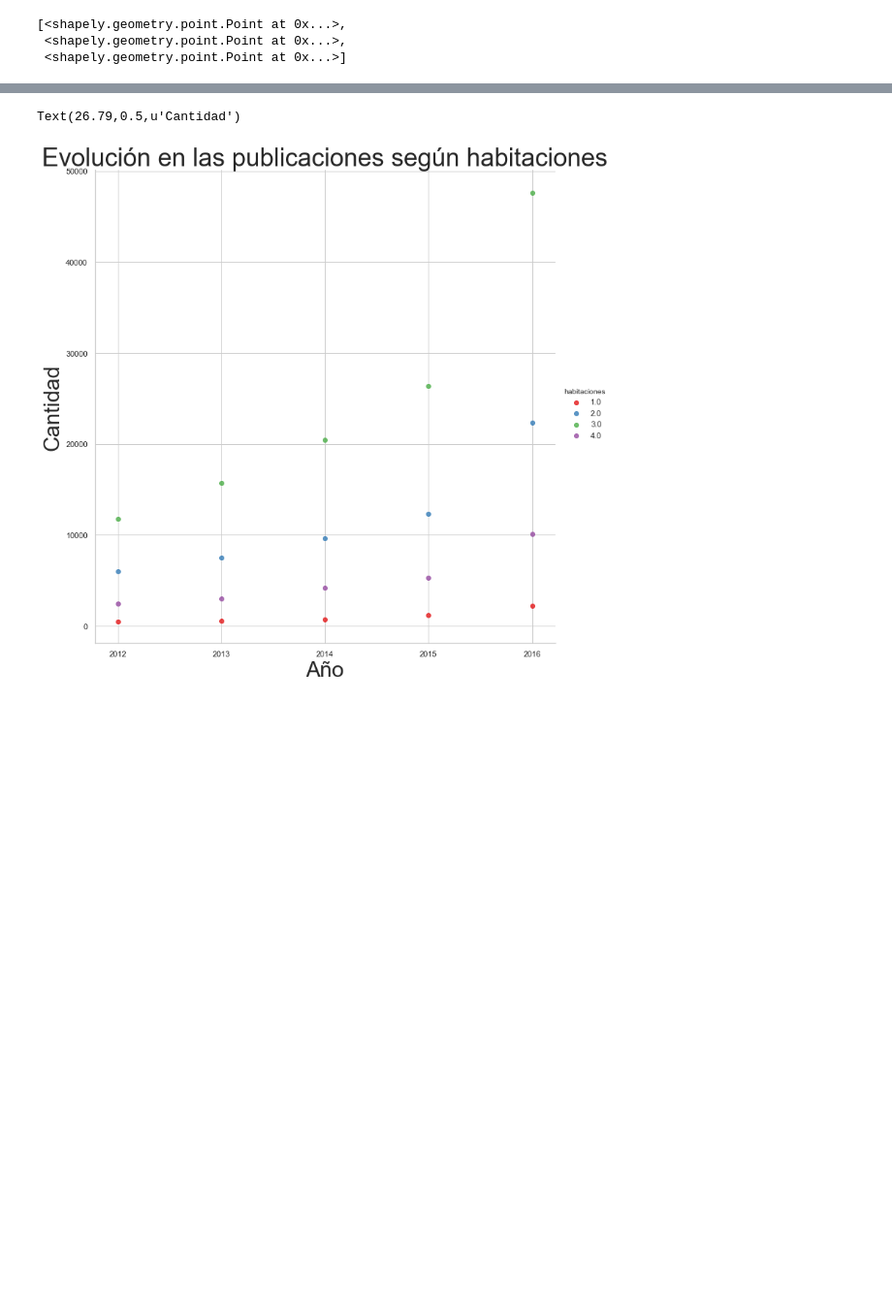
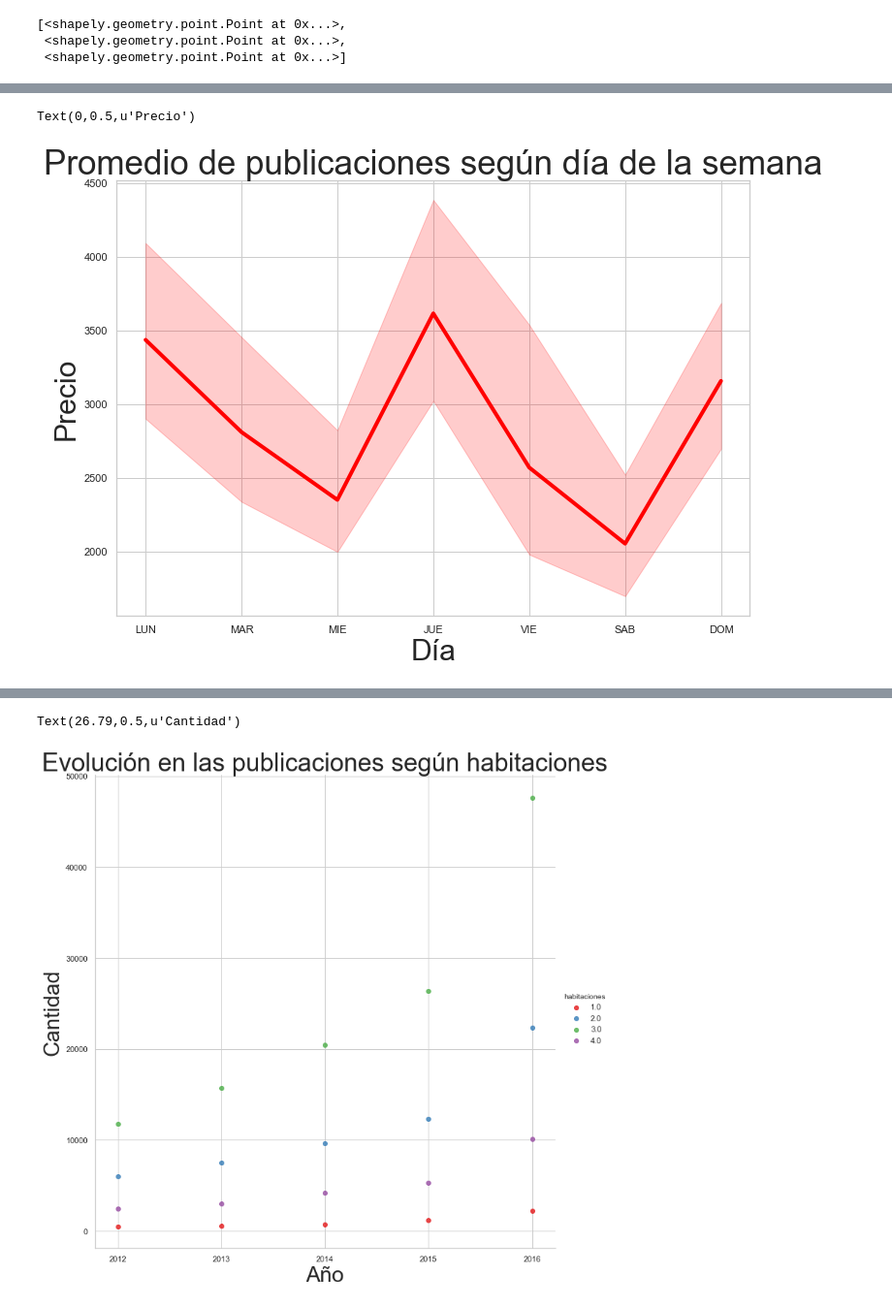
Before and after one commit to patopizzini/Organizacion_Datos_2C2019, a Jupyter notebook: TP1/TP1 Andres.ipynb, the cells around one changed output, grey strips where cells are left out. Shown: that part at 97% size. Cells and saved outputs as stored; diff of their text form; code cells hidden in the pictures; blank space fills up the shorter version.

```diff
--- a/TP1/TP1 Andres.ipynb
+++ b/TP1/TP1 Andres.ipynb
@@ -902,0 +189,25 @@ asdasd.loc[asdasd.ciudad.str.contains('Mérida', na=False), 'ciudad'] = 'Merida'
+# %%
+datos_principales['dia_nombre'] = 'LUN'
+datos_principales.loc[datos_principales.dia == 0, 'dia_nombre'] = 'DOM'
+datos_principales.loc[datos_principales.dia == 1, 'dia_nombre'] = 'LUN'
+datos_principales.loc[datos_principales.dia == 2, 'dia_nombre'] = 'MAR'
+datos_principales.loc[datos_principales.dia == 3, 'dia_nombre'] = 'MIE'
+datos_principales.loc[datos_principales.dia == 4, 'dia_nombre'] = 'JUE'
+datos_principales.loc[datos_principales.dia == 5, 'dia_nombre'] = 'VIE'
+datos_principales.loc[datos_principales.dia == 6, 'dia_nombre'] = 'SAB'
+datos_principales['dia_nombre'] = pd.Categorical(datos_principales['dia_nombre'], categories=['LUN','MAR','MIE','JUE','VIE','SAB', 'DOM'])
+# %%
+# Tamaño para hojas A4.
+fig, ax = plt.subplots()
+fig.set_size_inches(11.7, 8.27)
+eventsASD = datos_principales.groupby(['mes','dia_nombre']).count()[['id']].reset_index()
+sns.lineplot(x="dia_nombre", y="id", data=eventsASD, color='red')
+ax = plt.gca()
+ax.lines[0].set_linestyle("-")
+ax.lines[0].set_linewidth(4)
+ax.set_title(u"Promedio de publicaciones según día de la semana", fontsize=35)
+ax.set_xlabel(u"Día",fontsize=30)
+ax.set_ylabel(u"Precio", fontsize=30)
+# %% [output]
+Text(0,0.5,u'Precio')
+[figure, added]
```
Also changed, not shown: parts of 107 cells of this notebook.
